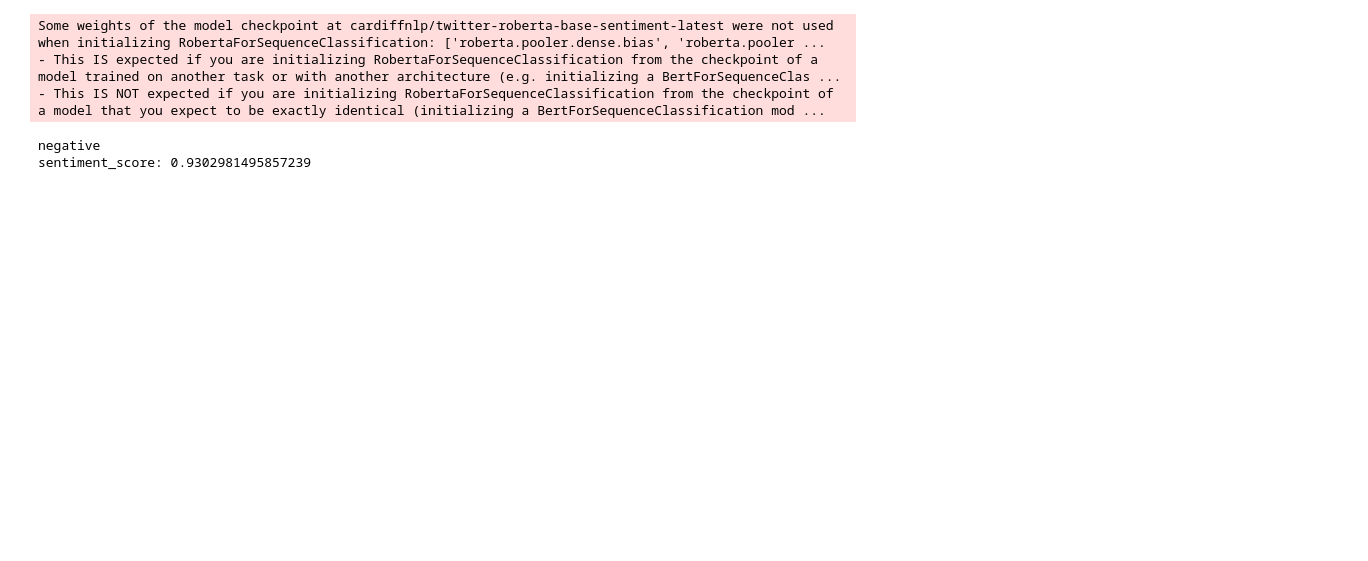
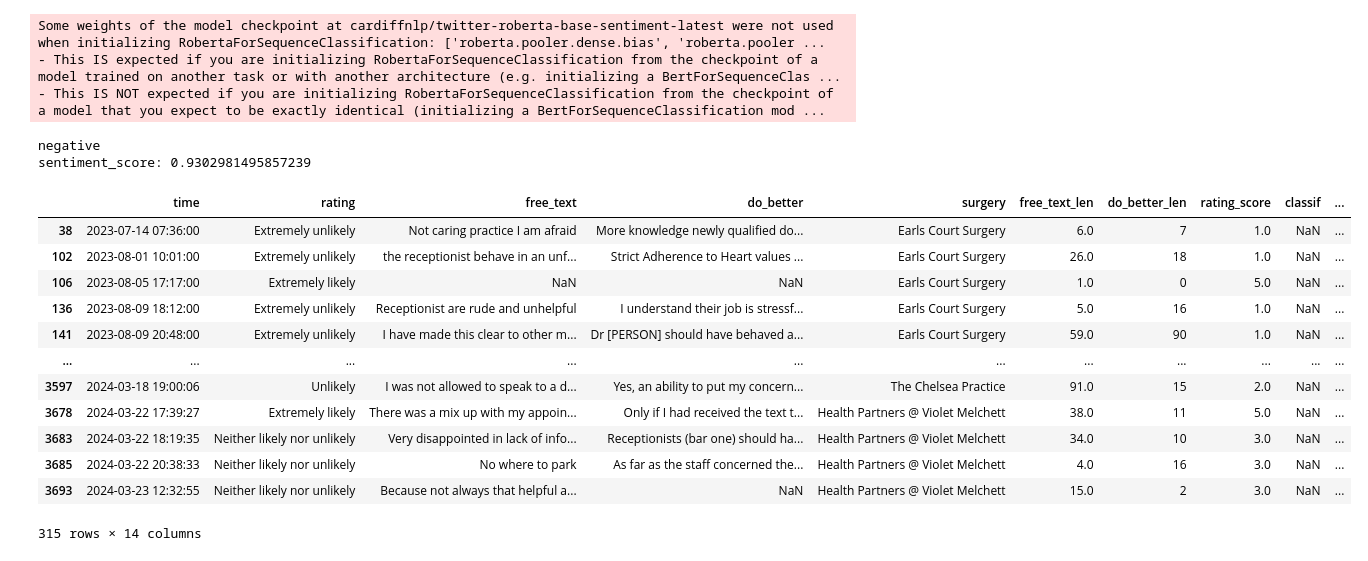
Before and after one commit to janduplessis883/friends-and-family-test-analysis, a Jupyter notebook: notebooks/Untitled1.ipynb, the cells around one changed output. Drawn from its saved outputs; the diff is of its cells as text; code cells hidden in the pictures; blank space fills up the shorter version.

```diff
--- a/notebooks/Untitled1.ipynb
+++ b/notebooks/Untitled1.ipynb
@@ -535,7 +535,20 @@ Some weights of the model checkpoint at cardiffnlp/twitter-roberta-base-sentimen
 negative
 sentiment_score: 0.9302981495857239
 # %%
-
-
-
-ui.badges(badge_list=[("Negative", "destructive")], class_name="flex gap-2", key="negative")
+negative = data.copy()
+neg = negative[negative["sentiment"] == "negative"]
+neg
+# %% [output]
+|  | time | rating | free_text | do_better | surgery | free_text_len | do_better_len | rating_score | classif | ... |
+| 38 | 2023-07-14 07:36:00 | Extremely unlikely | Not caring practice I am afraid | More knowledge newly qualified do... | Earls Court Surgery | 6.0 | 7 | 1.0 | NaN | ... |
+| 102 | 2023-08-01 10:01:00 | Extremely unlikely | the receptionist behave in an unf... | Strict Adherence to Heart values ... | Earls Court Surgery | 26.0 | 18 | 1.0 | NaN | ... |
+| 106 | 2023-08-05 17:17:00 | Extremely likely | NaN | NaN | Earls Court Surgery | 1.0 | 0 | 5.0 | NaN | ... |
+| 136 | 2023-08-09 18:12:00 | Extremely unlikely | Receptionist are rude and unhelpful | I understand their job is stressf... | Earls Court Surgery | 5.0 | 16 | 1.0 | NaN | ... |
+| 141 | 2023-08-09 20:48:00 | Extremely unlikely | I have made this clear to other m... | Dr [PERSON] should have behaved a... | Earls Court Surgery | 59.0 | 90 | 1.0 | NaN | ... |
+| ... | ... | ... | ... | ... | ... | ... | ... | ... | ... | ... |
+| 3597 | 2024-03-18 19:00:06 | Unlikely | I was not allowed to speak to a d... | Yes, an ability to put my concern... | The Chelsea Practice | 91.0 | 15 | 2.0 | NaN | ... |
+| 3678 | 2024-03-22 17:39:27 | Extremely likely | There was a mix up with my appoin... | Only if I had received the text t... | Health Partners @ Violet Melchett | 38.0 | 11 | 5.0 | NaN | ... |
+| 3683 | 2024-03-22 18:19:35 | Neither likely nor unlikely | Very disappointed in lack of info... | Receptionists (bar one) should ha... | Health Partners @ Violet Melchett | 34.0 | 10 | 3.0 | NaN | ... |
+| 3685 | 2024-03-22 20:38:33 | Neither likely nor unlikely | No where to park | As far as the staff concerned the... | Health Partners @ Violet Melchett | 4.0 | 16 | 3.0 | NaN | ... |
+| 3693 | 2024-03-23 12:32:55 | Neither likely nor unlikely | Because not always that helpful a... | NaN | Health Partners @ Violet Melchett | 15.0 | 2 | 3.0 | NaN | ... |
+315 rows × 14 columns
```
Also changed, not shown: parts of 2 cells of this notebook, 1 other file.
